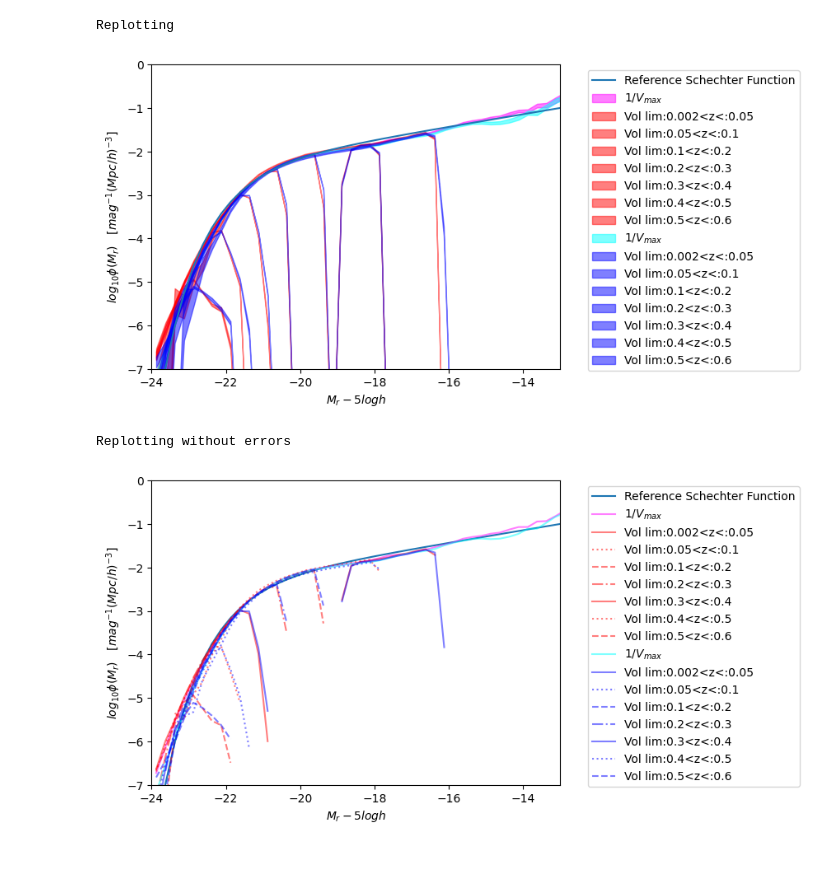
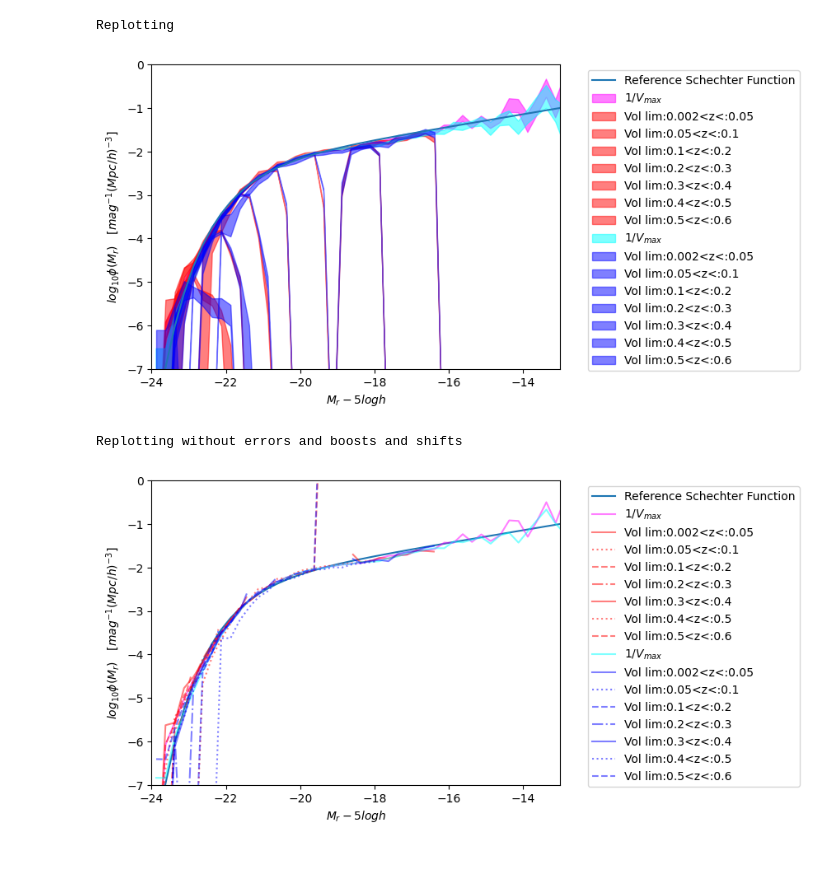
Before and after one commit to ShaunMCole/ShaunColeDESI, a Jupyter notebook: Slices_vollim.ipynb, the cells around one changed output. Drawn from its saved outputs; the diff is of its cells as text; code cells hidden in the pictures.

```diff
--- a/Slices_vollim.ipynb
+++ b/Slices_vollim.ipynb
@@ -156,15 +160,12 @@ ca.sky_plot_jack(ran)
 # %%
 # Define redshift slices and volume limited samples within them
 
-
 # set up the boundaries of the redshift slices with the lowest limit set by the already imposed Sel['zmin']
-zbin_edges=np.linspace(0.0,0.6,num=7)
-zbin_edges[0]=Sel['zmin']
 zbin_edges= np.array([Sel['zmin'],0.05,0.1,0.2,0.3,0.4,0.5,0.6])
 print('redshift cuts:',zbin_edges)
 
 
 # Label according to redshift sample and compute correspnding volumes
-ca.redshiftslices(dat,zbin_edges,regions,plotfrac=1.0)
+faint_bound,bright_bound=ca.redshiftslices(dat,zbin_edges,regions,plotfrac=1.0)
 # %% [output]
 redshift cuts: [0.002 0.05  0.1   0.2   0.3   0.4   0.5   0.6  ]
@@ -181,7 +191,7 @@ Number in volume limited sample: 6  with limits: 0.5 0.6 10077
 # %%
 import matplotlib.pyplot as plt
 # premlinary call to set up magnitude bins
-print('Preliminary call to set up magnbitudes bins and set up consistentlty sized arrays to store the results.')
+print('Preliminary call to set up magnitude bins and set up consistentlty sized arrays to store the results.')
 _,_,_,magbins=ca.lumfun_vmax(dat,regions,ratio=False,Vollim=False,plot=False)
 
 # create placeholders for the lF estimates from each redshift slice and each region
@@ -198,12 +208,17 @@ for reg in regions:
     ireg += 1
     print('making LF estimates for region ', ireg,'=',reg)
     #overall standard 1/Vmax LFs
-    log_phi_vmax[ireg,:],log_phi_vmax_low[ireg,:],log_phi_vmax_hi[ireg,:],magbins=ca.lumfun_vmax(dat,reg,ratio=False,Vollim=False,plot=True)
+    log_phi_vmax[ireg,:],log_phi_vmax_low[ireg,:],log_phi_vmax_hi[ireg,:],magbins=ca.lumfun_vmax(dat,reg,ratio=False,Vollim=False,plot=False)
 
     # Now estimate LF's from each redshift sample
     #loop over the redshift bins
     for jzbin in range(0,zbin_edges.size-1):
       mask=(dat['izbin']==jzbin) & dat['invollim'] #select the volume limited subset of this redshift bin
       print('zbin=',jzbin,'sample size:',mask.sum())
-      log_phi_vlim[jzbin,ireg,:],log_phi_vlim_low[jzbin,ireg,:],log_phi_vlim_hi[jzbin,ireg,:],magbins=ca.lumfun_vmax(dat[mask],reg,ratio=False,Vollim=True,plot=True)
+      log_phi_vlim[jzbin,ireg,:],log_phi_vlim_low[jzbin,ireg,:],log_phi_vlim_hi[jzbin,ireg,:],magbins=ca.lumfun_vmax(dat[mask],reg,ratio=False,Vollim=True,plot=False)
+
+
+
+
+print('All LFs computed')
 # %% [output]
@@ -252,15 +255,14 @@ log_phi_sch = np.log10(phi_sch)
 plt.plot(magbins,log_phi_sch, label='Reference Schechter Function')
 
 ireg = -1
-col=('magenta','cyan')
-colz=('red','blue')
+col=('magenta','cyan') # colours for S and N overall 1/Vmax LFs
+colz=('red','blue') # colours for S and N redshift slices
 for reg in regions:
     ireg += 1
     #Replot the overall 1/Vmax LF estimate
-
     plt.fill_between(magbins,log_phi_vmax_low[ireg,:],log_phi_vmax_hi[ireg,:],color=col[ireg],alpha=0.5,label="$1/V_{max}$")
 
-
+    #loop over redshift bins
     for jzbin in range(0,zbin_edges.size-1):
         zlabel=f"Vol lim:{zbin_edges[jzbin]}<z<:{zbin_edges[jzbin+1]}"
         plt.fill_between(magbins,log_phi_vlim_low[jzbin,ireg,:],log_phi_vlim_hi[jzbin,ireg,:],color=colz[ireg],alpha=0.5,label=zlabel)
@@ -282,7 +284,7 @@ leg.set_bbox_to_anchor(bb, transform = ax.transAxes)
 plt.show()
 
 # Replot all the estimates without errors
-print('Replotting without errors')
+print('Replotting without errors and boosts and shifts')
 fig = plt.figure()         #defining so legend can be shifted
 ax = fig.add_subplot(111)
 
@@ -295,42 +297,62 @@ phi_sch= phi_star * l_lstar**(1.0+alpha) * np.exp(-l_lstar) *(np.log(10.0)/2.5)
 log_phi_sch = np.log10(phi_sch)
 plt.plot(magbins,log_phi_sch, label='Reference Schechter Function')
 
+
+dmag=magbins[1]-magbins[0] # magnitude bin spacing
 ireg = -1
-col=('magenta','cyan')
-colz=('red','blue')
 style=('solid','dotted','dashed','dashdot','solid','dotted','dashed')
 for reg in regions:
     ireg += 1
-    #Replot the overall 1/Vmax LF estimate
-
+    # Replot the overall 1/Vmax LF estimate
     plt.plot(magbins,log_phi_vmax[ireg,:],color=col[ireg],alpha=0.5,label="$1/V_{max}$")
 
 
+
+    # loop over redshift bins
     for jzbin in range(0,zbin_edges.size-1):
         zlabel=f"Vol lim:{zbin_edges[jzbin]}<z<:{zbin_edges[jzbin+1]}"
-        #mask empty bins
-        mask=(log_phi_vlim[jzbin,ireg,:]>-10) # empty bins as set to -10.0 in lumfun_vmax()
-        plt.plot(magbins[mask],log_phi_vlim[jzbin,ireg,:][mask],color=colz[ireg],alpha=0.5,label=zlabel,linestyle=style[jzbin])
+
+
+        # Determine completeness of each magnitude bin from the bounding absolute magnitudes of this redshift slice
+
+        #print('region',reg)
+        #print('jzbin',jzbin)
+        #print('bounds:',bright_bound[jzbin],faint_bound[jzbin])
+        maghi=np.clip(magbins+0.5*dmag,-100.0,faint_bound[jzbin]) # hi-edge of occupied portion of the bin
+        maglo=np.clip(magbins-0.5*dmag,bright_bound[jzbin],100.0) # lo-edge of occupied portion of the bin
+        compl=np.clip((maghi-maglo)/dmag,0.0,1.0) #fraction of the bin occupied
+
+        magbins_shifted=np.copy(magbins)
+        notcomplete=(compl<1.0) & (compl>0.0)
+        magbins_shifted[notcomplete]=0.5*(maghi[notcomplete]+maglo[notcomplete]) # just shift the partially complete bins
+
+        magshifts=(magbins-magbins_shifted)/dmag
+        # mask empty bins and don't plot them
+        mask=compl>0.0
+        #print('magbinshifts',magshifts[mask])
+        #print('boosts:',-np.log10(compl[mask]))
+        plt.plot(magbins_shifted[mask],log_phi_vlim[jzbin,ireg,:][mask]-np.log10(compl[mask]),color=colz[ireg],alpha=0.5,label=zlabel,linestyle=style[jzbin])
+
 
 plt.xlabel('$M_r - 5 log h$')
 plt.ylabel('$log_{10} \phi(M_r)\quad  [mag^{-1} (Mpc/h)^{-3}]$')
 plt.xlim([-24,-13])
 plt.ylim([-7,0.0])
 leg=plt.legend()
 
 plt.draw() # Draw the figure so you can find the positon of the legend.
 # Get the bounding box of the original legend
 bb = leg.get_bbox_to_anchor().transformed(ax.transAxes.inverted())
 # Change to location of the legend.
 xOffset = 0.6
 bb.x0 += xOffset
 bb.x1 += xOffset
 leg.set_bbox_to_anchor(bb, transform = ax.transAxes)
 plt.show()
 # %% [output]
 Replotting
-[figure, old version]
+[figure, new version]
-Replotting without errors
+Replotting without errors and boosts and shifts
-[figure, old version]
+[figure, new version]
 # %% [markdown]
 ##
```
Also changed, not shown: parts of 6 cells of this notebook, 1 other file.
